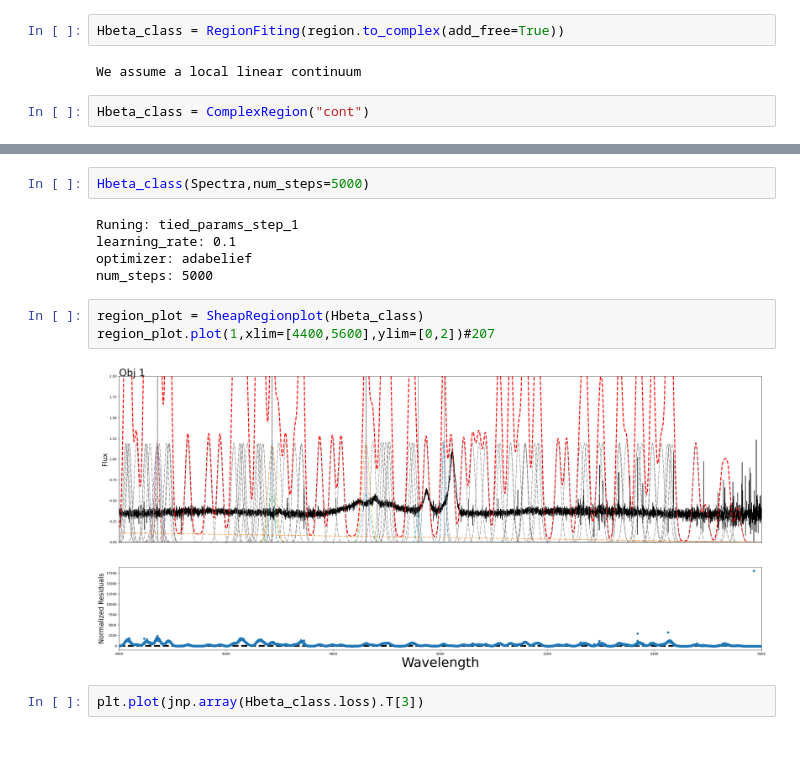
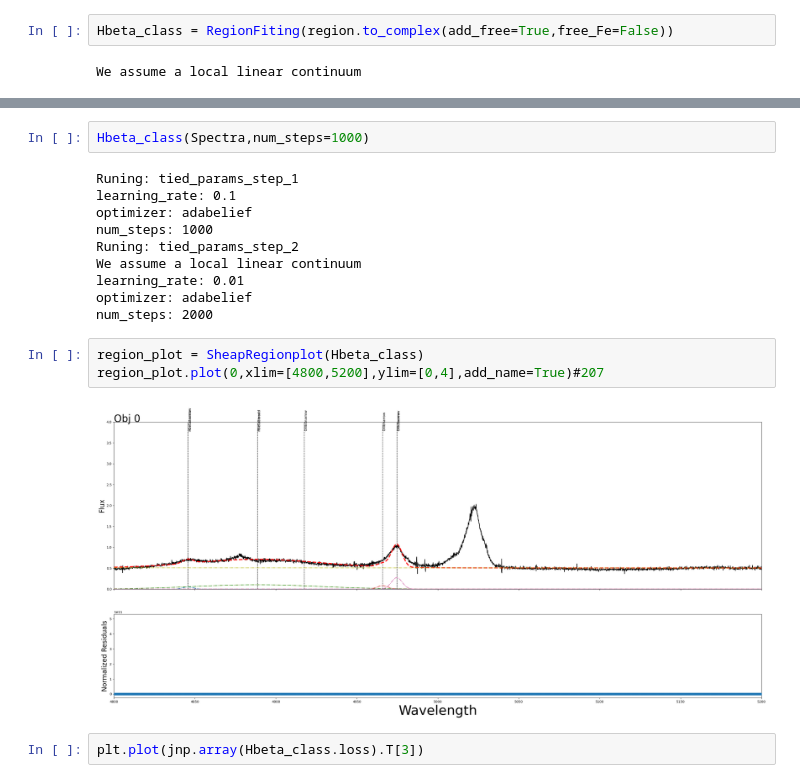
Before and after one commit to felavila/sheap, a Jupyter notebook: notebooks/2038_xd.ipynb, the cells around one changed output, grey strips where cells are left out. Drawn from its saved outputs; the diff is of its cells as text; blank space fills up the shorter version.

```diff
--- a/notebooks/2038_xd.ipynb
+++ b/notebooks/2038_xd.ipynb
@@ -52,7 +59,5 @@ and Fe regions ['Fe_uv', 'FeII_IZw1', 'feII_forbidden', 'FeII_coronal'],
 will be created
 # %%
-Hbeta_class = RegionFiting(region.to_complex(add_free=True))
+Hbeta_class = RegionFiting(region.to_complex(add_free=True,free_Fe=False))
 # %% [output]
 We assume a local linear continuum
-# %%
-Hbeta_class = ComplexRegion("cont")
@@ -62,15 +84,20 @@ We assume a local linear continuum
 # %%
-Hbeta_class(Spectra,num_steps=5000)
+Hbeta_class(Spectra,num_steps=1000)
 # %% [output]
 Runing: tied_params_step_1
 learning_rate: 0.1
 optimizer: adabelief
-num_steps: 5000
+num_steps: 1000
+Runing: tied_params_step_2
+We assume a local linear continuum
+learning_rate: 0.01
+optimizer: adabelief
+num_steps: 2000
 # %%
 region_plot = SheapRegionplot(Hbeta_class)
-region_plot.plot(1,xlim=[4400,5600],ylim=[0,2])#207
+region_plot.plot(0,xlim=[4800,5200],ylim=[0,4],add_name=True)#207
 # %% [output]
-[figure, old version]
+[figure, new version]
 # %%
 plt.plot(jnp.array(Hbeta_class.loss).T[3])
 # %% [output]
```
Also changed, not shown: parts of 6 cells of this notebook, 4 other files.
